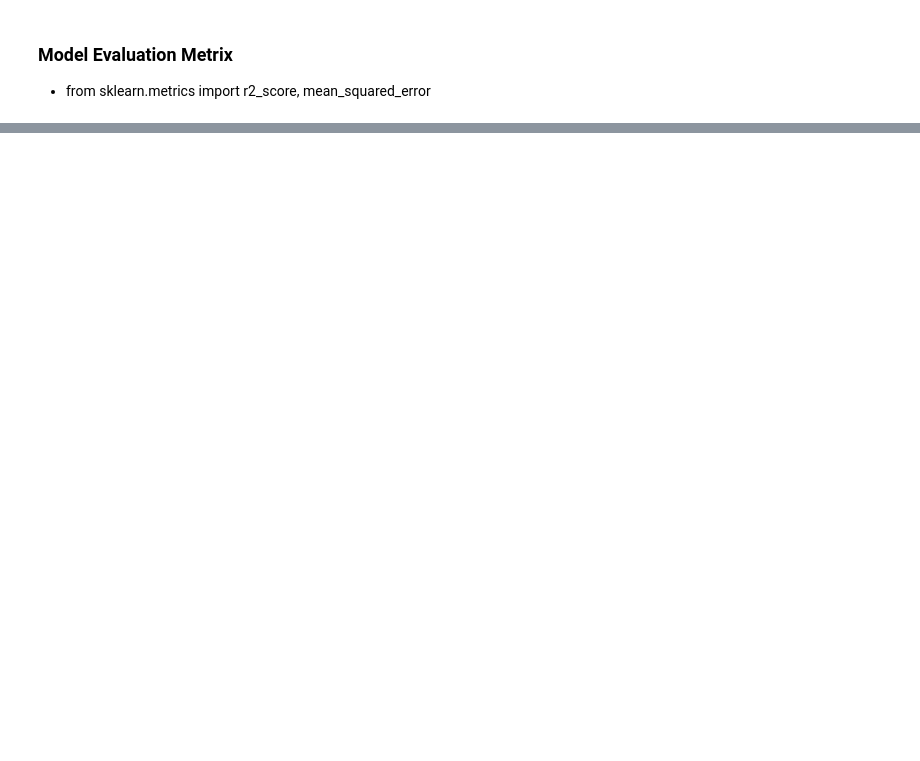
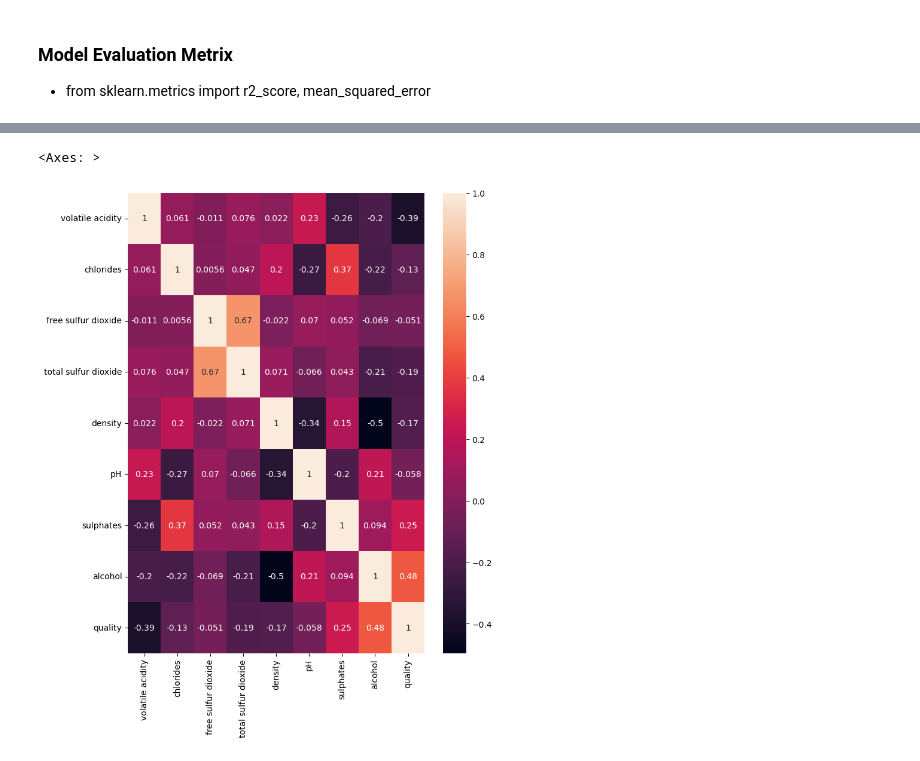
Before and after one commit to Sahilkhan-34/Machine-Learning, a Jupyter notebook: Linear Regression/class_room_LR.ipynb, the cells around one changed output, grey strips where cells are left out. Drawn from its saved outputs; the diff is of its cells as text; code cells hidden in the pictures; blank space fills up the shorter version.

```diff
--- a/Linear Regression/class_room_LR.ipynb
+++ b/Linear Regression/class_room_LR.ipynb
@@ -209,0 +366,3 @@ RMSE = np.sqrt(MSE)
+# %%
+cols = ['fixed acidity', 'citric acid', 'residual sugar']
+new_data = df.drop(cols,axis=1)
@@ -209,0 +378,7 @@ RMSE = np.sqrt(MSE)
+# %%
+corr = new_data.corr()
+plt.figure(figsize=(8,10))
+sns.heatmap(corr,annot=True)
+# %% [output]
+<Axes: >
+[figure, added]
```
Also changed, not shown: parts of 27 cells of this notebook, 1 other file.
